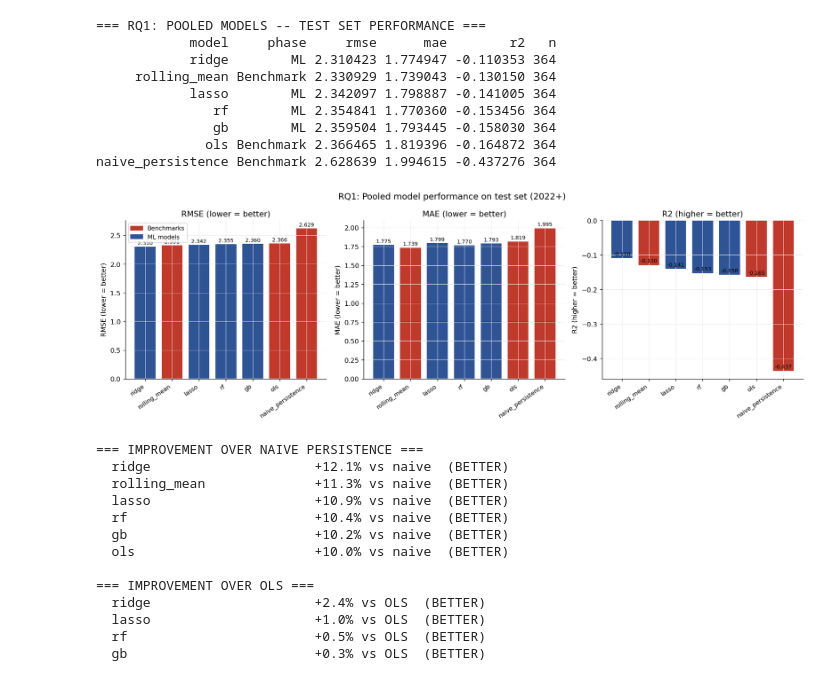
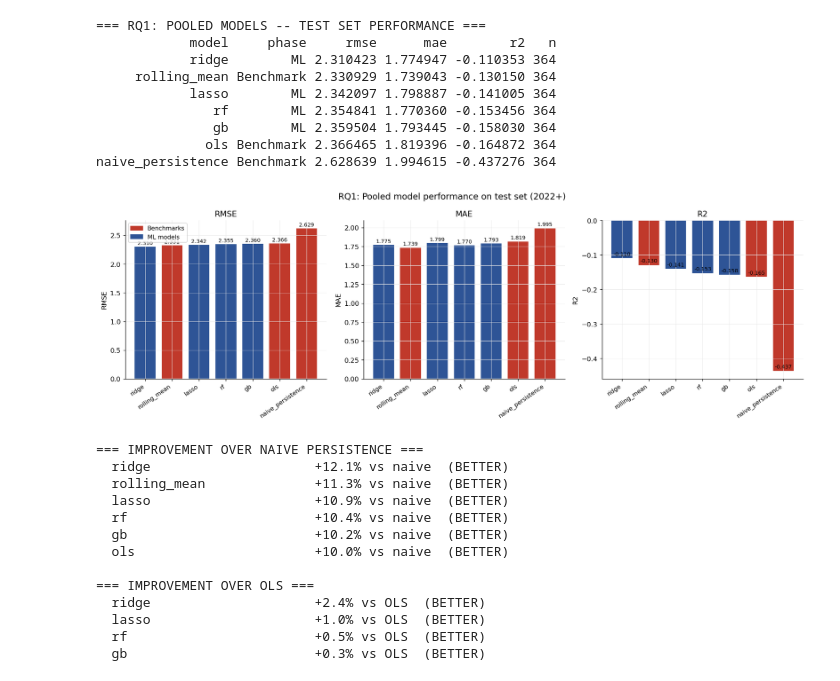
Before and after one commit to deercarla/european-house-market-forecasting, a Jupyter notebook: s5-metrics/metrics.ipynb, the cells around one changed output. Saved outputs shown, nothing was run; the diff lists cells and outputs as text; code cells hidden in the pictures.

```diff
--- a/s5-metrics/metrics.ipynb
+++ b/s5-metrics/metrics.ipynb
@@ -119,33 +119,33 @@ naive_persistence Benchmark 2.628639 1.994615 -0.437276 364
 # %%
 # ── RQ1 visualisation: RMSE comparison bar chart ─────────────────────────────
 fig, axes = plt.subplots(1, 3, figsize=(15, 5))
 
 for ax, metric, label in zip(axes,
     ['rmse', 'mae', 'r2'],
-    ['RMSE (lower = better)', 'MAE (lower = better)', 'R2 (higher = better)']):
+    ['RMSE', 'MAE', 'R2']):
 
     colors = [RED if r['phase']=='Benchmark' else ACCENT
               for _, r in pooled_df.iterrows()]
     vals   = pooled_df[metric]
     bars   = ax.bar(pooled_df['model'], vals, color=colors, edgecolor='white')
     ax.set_ylabel(label)
     ax.set_title(label)
     ax.set_xticklabels(pooled_df['model'], rotation=35, ha='right', fontsize=9)
     # Value labels on bars
     for bar, val in zip(bars, vals):
         ax.text(bar.get_x() + bar.get_width()/2,
                 bar.get_height() + (0.01 if metric != 'r2' else 0.005),
                 f'{val:.3f}', ha='center', va='bottom', fontsize=8)
 
 red_p  = mpatches.Patch(color=RED,   label='Benchmarks')
 blue_p = mpatches.Patch(color=ACCENT,label='ML models')
 axes[0].legend(handles=[red_p, blue_p], fontsize=9)
 
 plt.suptitle('RQ1: Pooled model performance on test set (2022+)', fontsize=13)
 plt.tight_layout()
 plt.show()
 # %% [output]
-[figure, old version]
+[figure, new version]
 # %%
 # ── RQ1: Improvement over naive persistence ───────────────────────────────────
 naive_rmse = pooled_df[pooled_df['model']=='naive_persistence']['rmse'].values[0]
```
